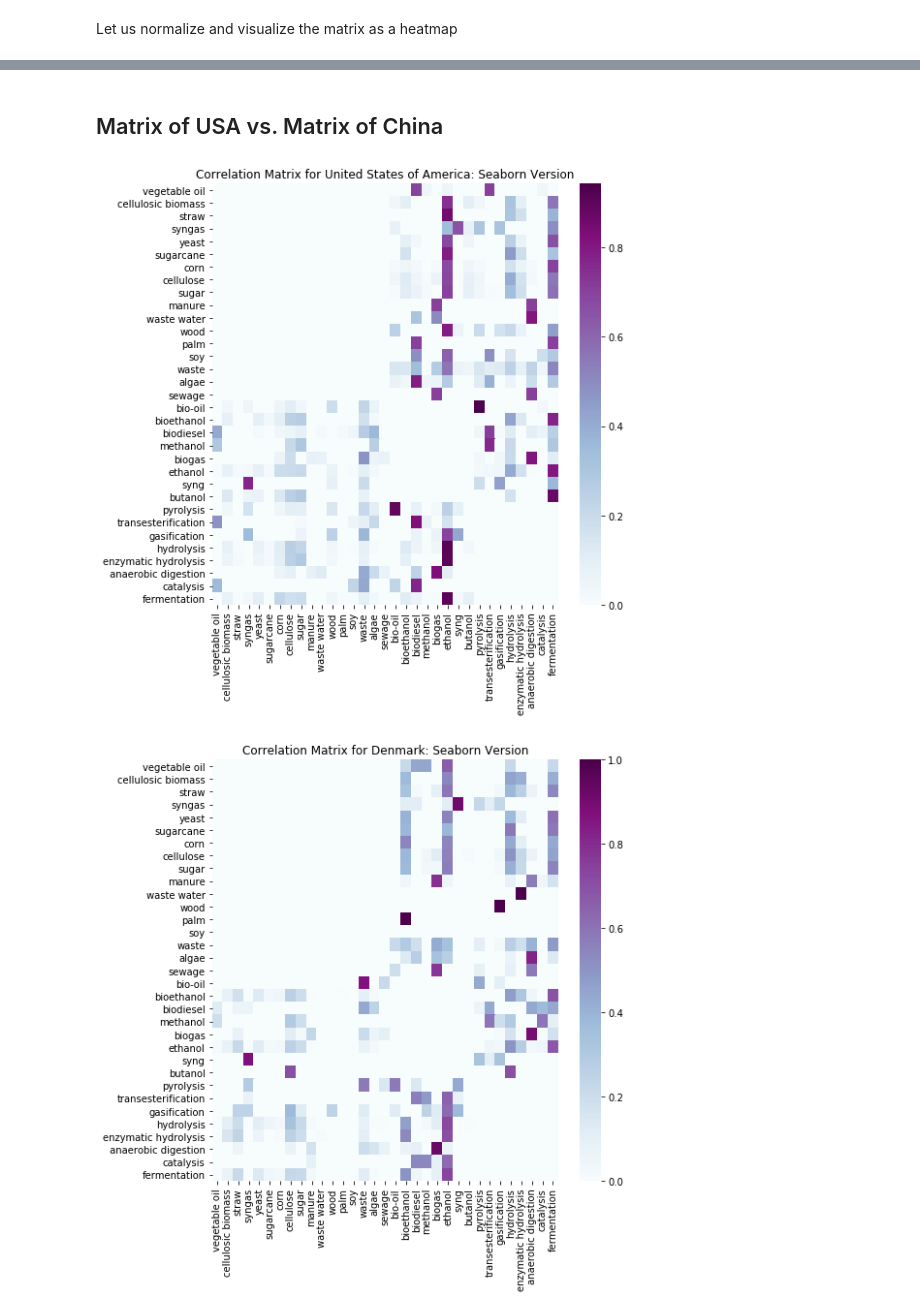
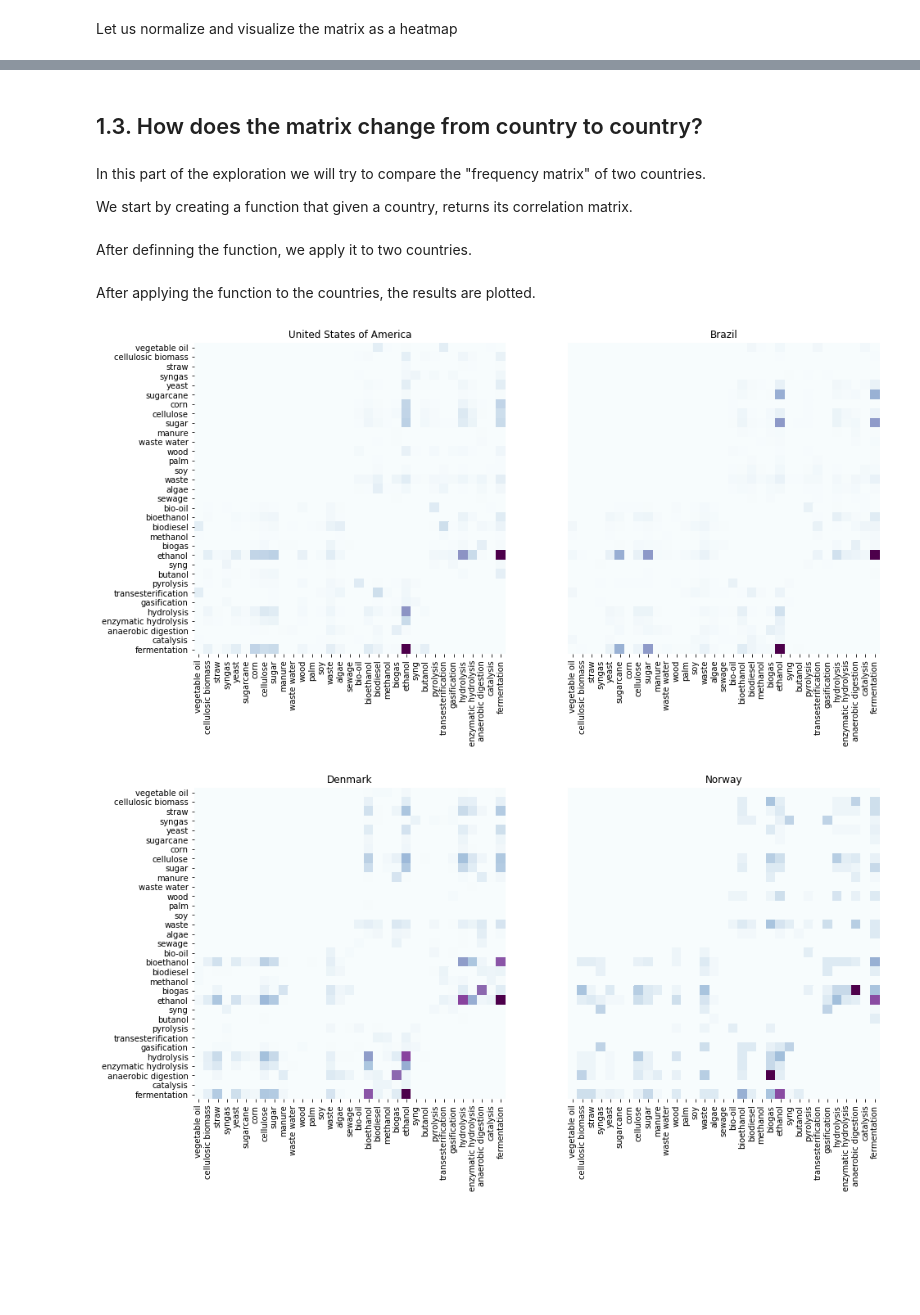
Before and after one commit to duarteocarmo/technological_capabilities, a Jupyter notebook: notebooks/Exploring.ipynb, the cells around one changed output, grey strips where cells are left out. Saved outputs shown, nothing was run; the diff lists cells and outputs as text; code cells hidden in the pictures; blank space fills up the shorter version.

Commit message:
Added final country comparison.

```diff
--- a/notebooks/Exploring.ipynb
+++ b/notebooks/Exploring.ipynb
@@ -139,5 +143,9 @@ plt.show()
-# %% [markdown]
-## Matrix of USA vs. Matrix of China
+# %% [markdown]
+## 1.3. How does the matrix change from country to country?
+# %% [markdown]
+In this part of the exploration we will try to compare the "frequency matrix" of two countries.
+
+We start by creating a function that given a country, returns its correlation matrix.
 # %%
 def get_the_matrix_from(country):
     query = """ MATCH p1=(feed:Feedstock)<-[:CONTAINS]-(a1:Asset)-[:CONTAINS]->(proc:ProcessingTech)
@@ -165,21 +173,47 @@ def get_the_matrix_from(country):
 
 
     # normalize matrix using scipy normalization available here: http://scikit-learn.org/stable/modules/preprocessing.html#preprocessing-normalization
-    normalized_matrix = normalize(matrix, norm='l2')
+    normalized_matrix = normalized_matrix = (matrix - np.mean(matrix)) / np.std(matrix)
 
-    # plot a heatmap of the matrix
-    fig, ax = plt.subplots(figsize=(8,8))
-    r = sns.heatmap(normalized_matrix, cmap='BuPu')
-    ax.set_xticklabels(matrix_axis)
-    ax.set_yticklabels(matrix_axis)
-    plt.title("Correlation Matrix for {}: Seaborn Version".format(country))
-    plt.xticks(rotation=90)
-    plt.yticks(rotation=0)
-    plt.show()
-
-
-get_the_matrix_from('United States of America')
-get_the_matrix_from('Denmark')
+    return normalized_matrix
-# %% [output]
-[figure, removed]
-[figure, removed]
+# %% [markdown]
+After definning the function, we apply it to two countries.
+# %%
+country1 = 'United States of America'
+country2 = 'Brazil'
+country3 = 'Denmark'
+country4 = 'Norway'
+
+country1_matrix = get_the_matrix_from(country1)
+country2_matrix = get_the_matrix_from(country2)
+country3_matrix = get_the_matrix_from(country3)
+country4_matrix = get_the_matrix_from(country4)
+# %% [markdown]
+After applying the function to the countries, the results are plotted.
+# %%
+# first row
+plt.subplots(2,1,figsize=(15,15))
+
+plt.subplot(121)
+sns.heatmap(country1_matrix, cmap='BuPu', cbar=None, square=True, xticklabels=matrix_axis, yticklabels=matrix_axis)
+plt.title('{}'.format(country1))
+
+plt.subplot(122)
+sns.heatmap(country2_matrix, cmap='BuPu', cbar=None, square=True, xticklabels=matrix_axis, yticklabels=False)
+plt.title('{}'.format(country2))
+plt.show()
+
+#second row
+plt.subplots(2,1,figsize=(15,15))
+
+plt.subplot(121)
+sns.heatmap(country3_matrix, cmap='BuPu', cbar=None, square=True, xticklabels=matrix_axis, yticklabels=matrix_axis)
+plt.title('{}'.format(country3))
+
+plt.subplot(122)
+sns.heatmap(country4_matrix, cmap='BuPu', cbar=None, square=True, xticklabels=matrix_axis, yticklabels=False)
+plt.title('{}'.format(country4))
+plt.show()
+# %% [output]
+[figure, added]
+[figure, added]
```
Also changed, not shown: parts of 17 cells of this notebook.
